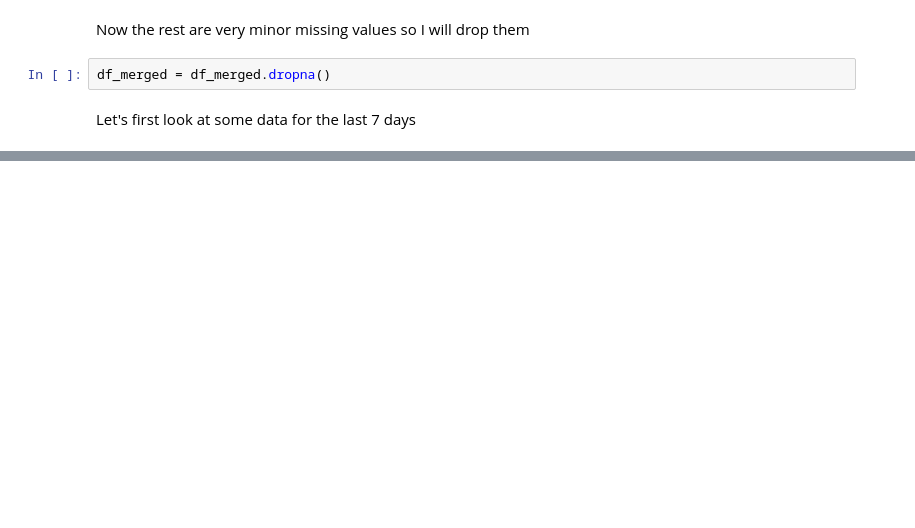
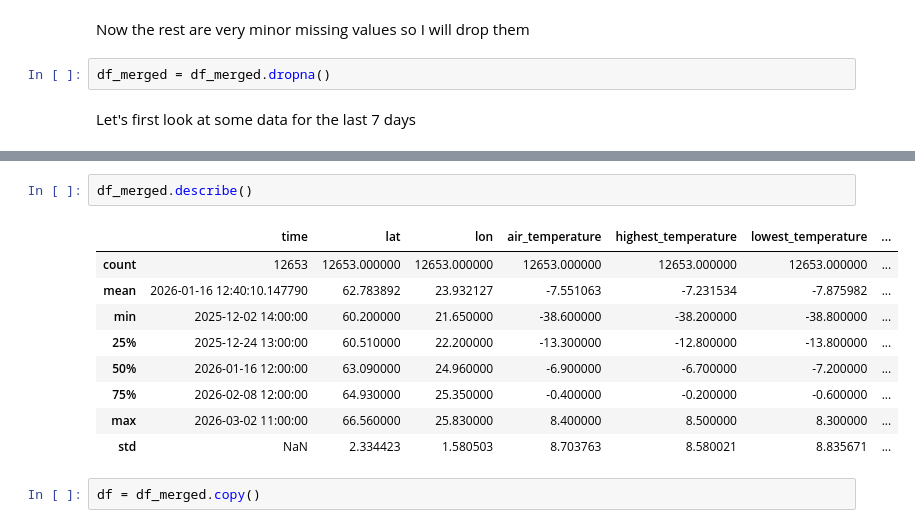
Before and after one commit to Doug-Vo/Weather-Predictor, a Jupyter notebook: Data_pipeline.ipynb, the cells around one changed output, grey strips where cells are left out. Drawn from its saved outputs; the diff is of its cells as text; blank space fills up the shorter version.

```diff
--- a/Data_pipeline.ipynb
+++ b/Data_pipeline.ipynb
@@ -188,0 +279,14 @@ plt.tight_layout()
+# %%
+df_merged.describe()
+# %% [output]
+|  | time | lat | lon | air_temperature | highest_temperature | lowest_temperature | ... |
+| count | 12653 | 12653.000000 | 12653.000000 | 12653.000000 | 12653.000000 | 12653.000000 | ... |
+| mean | 2026-01-16 12:40:10.147790 | 62.783892 | 23.932127 | -7.551063 | -7.231534 | -7.875982 | ... |
+| min | 2025-12-02 14:00:00 | 60.200000 | 21.650000 | -38.600000 | -38.200000 | -38.800000 | ... |
+| 25% | 2025-12-24 13:00:00 | 60.510000 | 22.200000 | -13.300000 | -12.800000 | -13.800000 | ... |
+| 50% | 2026-01-16 12:00:00 | 63.090000 | 24.960000 | -6.900000 | -6.700000 | -7.200000 | ... |
+| 75% | 2026-02-08 12:00:00 | 64.930000 | 25.350000 | -0.400000 | -0.200000 | -0.600000 | ... |
+| max | 2026-03-02 11:00:00 | 66.560000 | 25.830000 | 8.400000 | 8.500000 | 8.300000 | ... |
+| std | NaN | 2.334423 | 1.580503 | 8.703763 | 8.580021 | 8.835671 | ... |
+# %%
+df = df_merged.copy()
```
Also changed, not shown: parts of 7 cells of this notebook.
